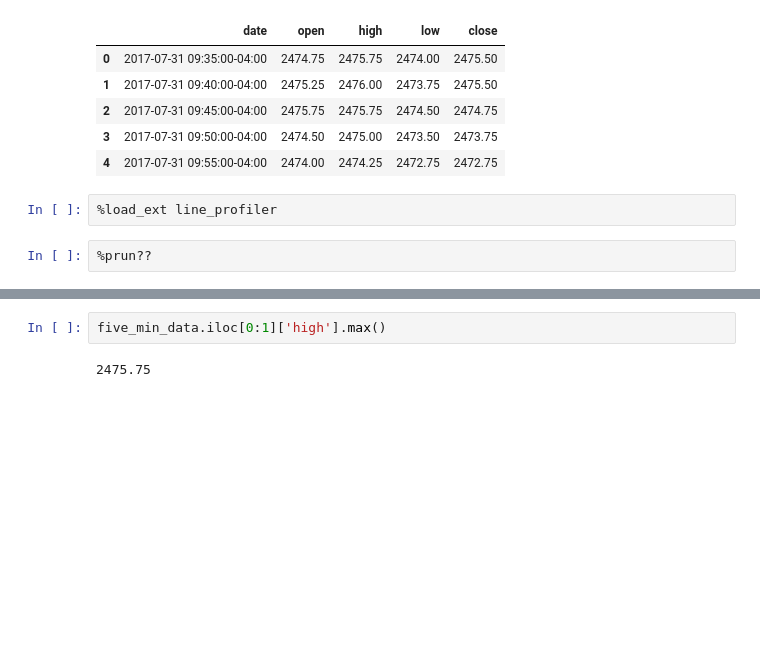
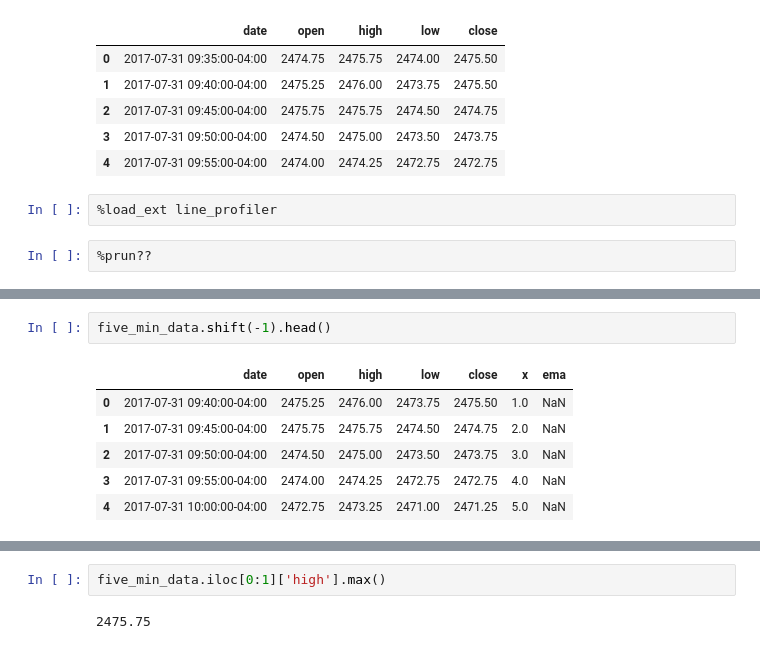
Before and after one commit to toolkmit/algotrading, a Jupyter notebook: notebooks/1.1 - Live Charts.ipynb, the cells around one changed output, grey strips where cells are left out. Saved outputs shown, nothing was run; the diff lists cells and outputs as text; blank space fills up the shorter version.

```diff
--- a/notebooks/1.1 - Live Charts.ipynb
+++ b/notebooks/1.1 - Live Charts.ipynb
@@ -113,0 +123,9 @@ five_min_data.tail()
+# %%
+five_min_data.shift(-1).head()
+# %% [output]
+|  | date | open | high | low | close | x | ema |
+| 0 | 2017-07-31 09:40:00-04:00 | 2475.25 | 2476.00 | 2473.75 | 2475.50 | 1.0 | NaN |
+| 1 | 2017-07-31 09:45:00-04:00 | 2475.75 | 2475.75 | 2474.50 | 2474.75 | 2.0 | NaN |
+| 2 | 2017-07-31 09:50:00-04:00 | 2474.50 | 2475.00 | 2473.50 | 2473.75 | 3.0 | NaN |
+| 3 | 2017-07-31 09:55:00-04:00 | 2474.00 | 2474.25 | 2472.75 | 2472.75 | 4.0 | NaN |
+| 4 | 2017-07-31 10:00:00-04:00 | 2472.75 | 2473.25 | 2471.00 | 2471.25 | 5.0 | NaN |
```
Also changed, not shown: parts of 6 cells of this notebook, 12 other files.
